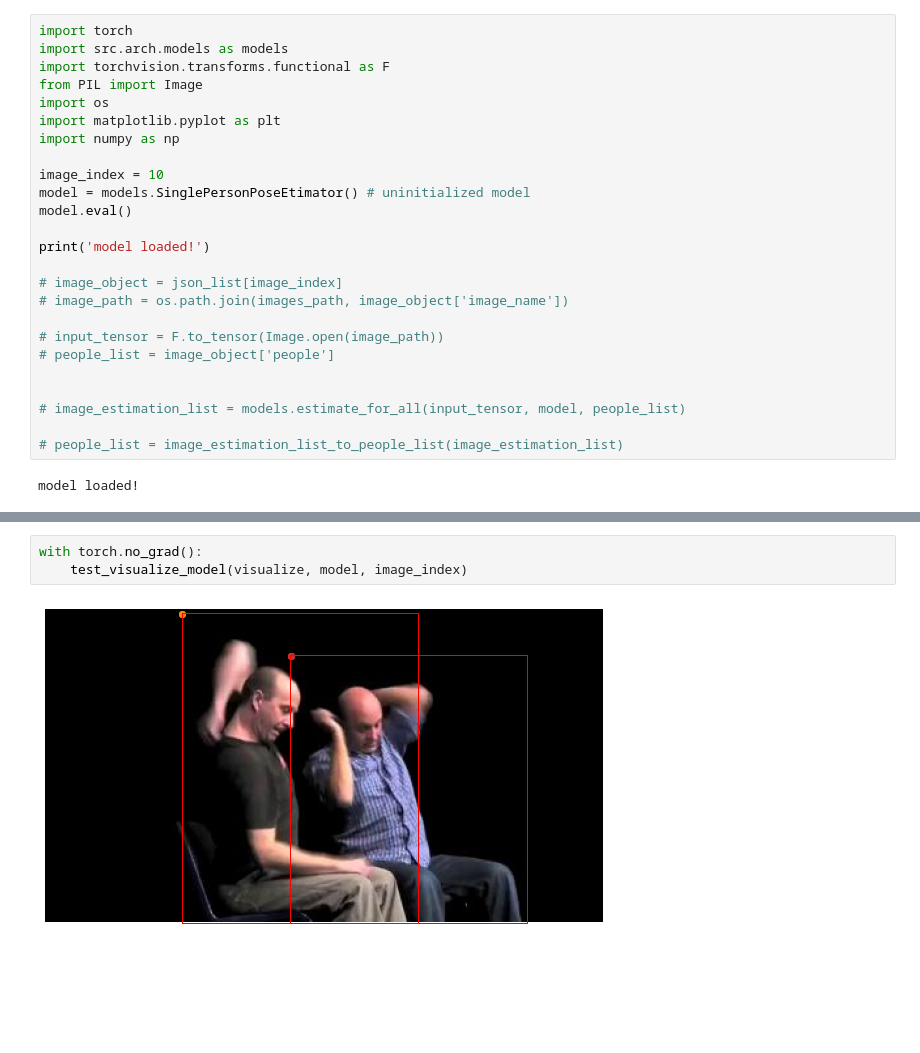
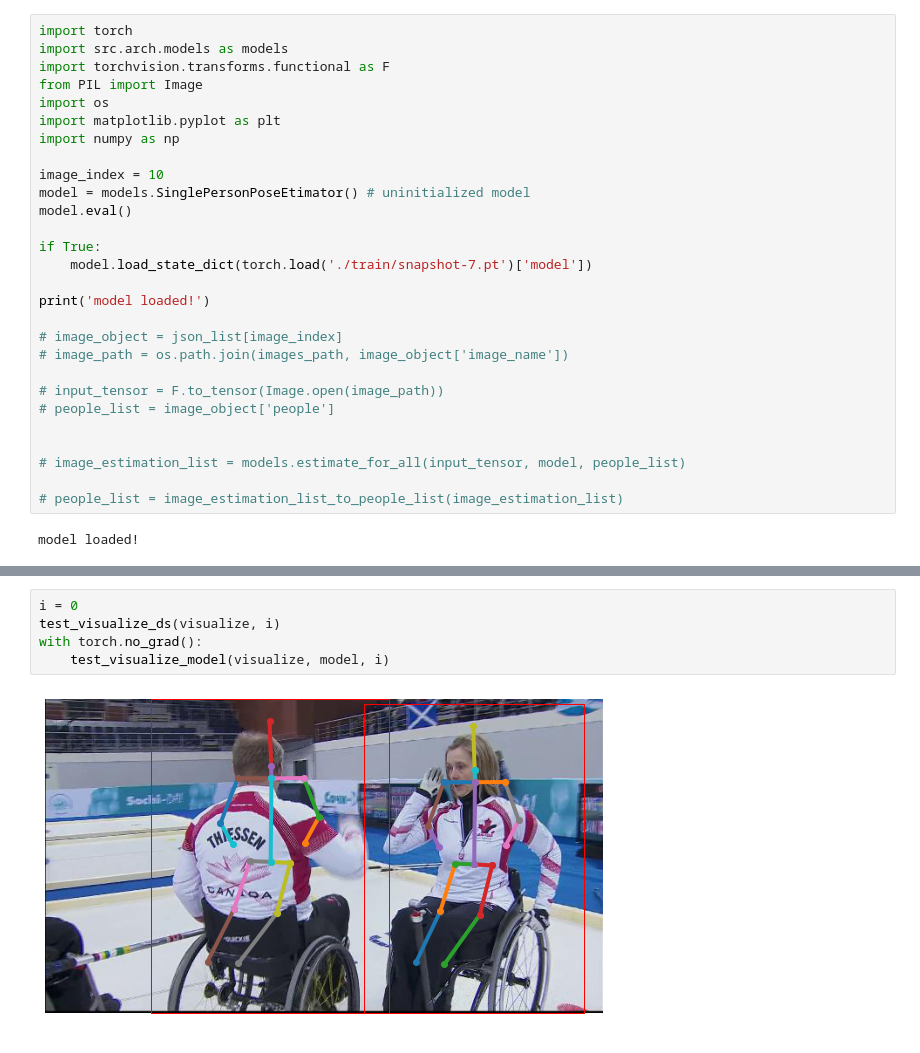
Before and after one commit to antduru/PoseDetection, a Jupyter notebook: graph_producer.ipynb, the cells around one changed output, grey strips where cells are left out. Saved outputs shown, nothing was run; the diff lists cells and outputs as text; blank space fills up the shorter version.

```diff
--- a/graph_producer.ipynb
+++ b/graph_producer.ipynb
@@ -26,6 +26,9 @@ image_index = 10
 model = models.SinglePersonPoseEtimator() # uninitialized model
 model.eval()
 
+if True:
+    model.load_state_dict(torch.load('./train/snapshot-7.pt')['model'])
+
 print('model loaded!')
 
 # image_object = json_list[image_index]
@@ -47,5 +46,7 @@ test_visualize_ds(visualize, image_index)
 # %%
+i = 0
+test_visualize_ds(visualize, i)
 with torch.no_grad():
-    test_visualize_model(visualize, model, image_index)
+    test_visualize_model(visualize, model, i)
 # %% [output]
-[figure, old version]
+[figure, new version]
```
Also changed, not shown: parts of 2 cells of this notebook, 5 other files.
